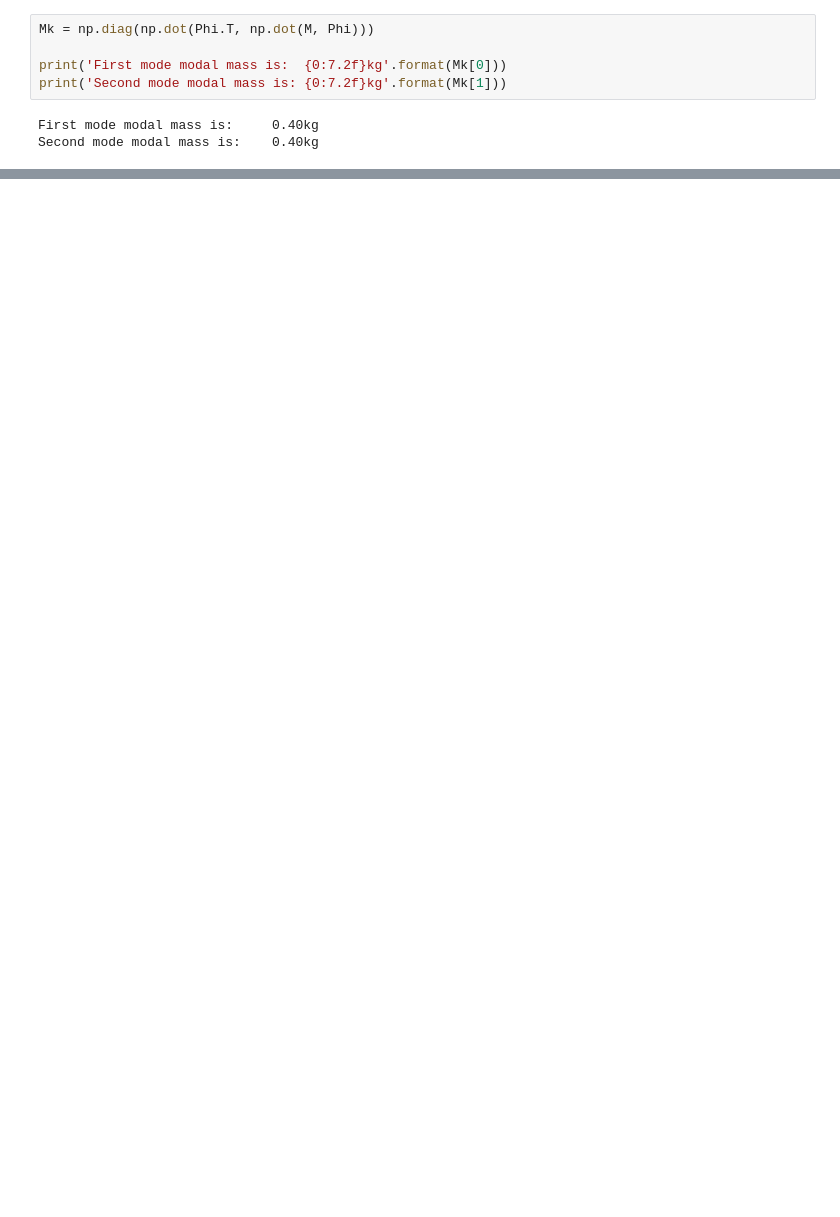
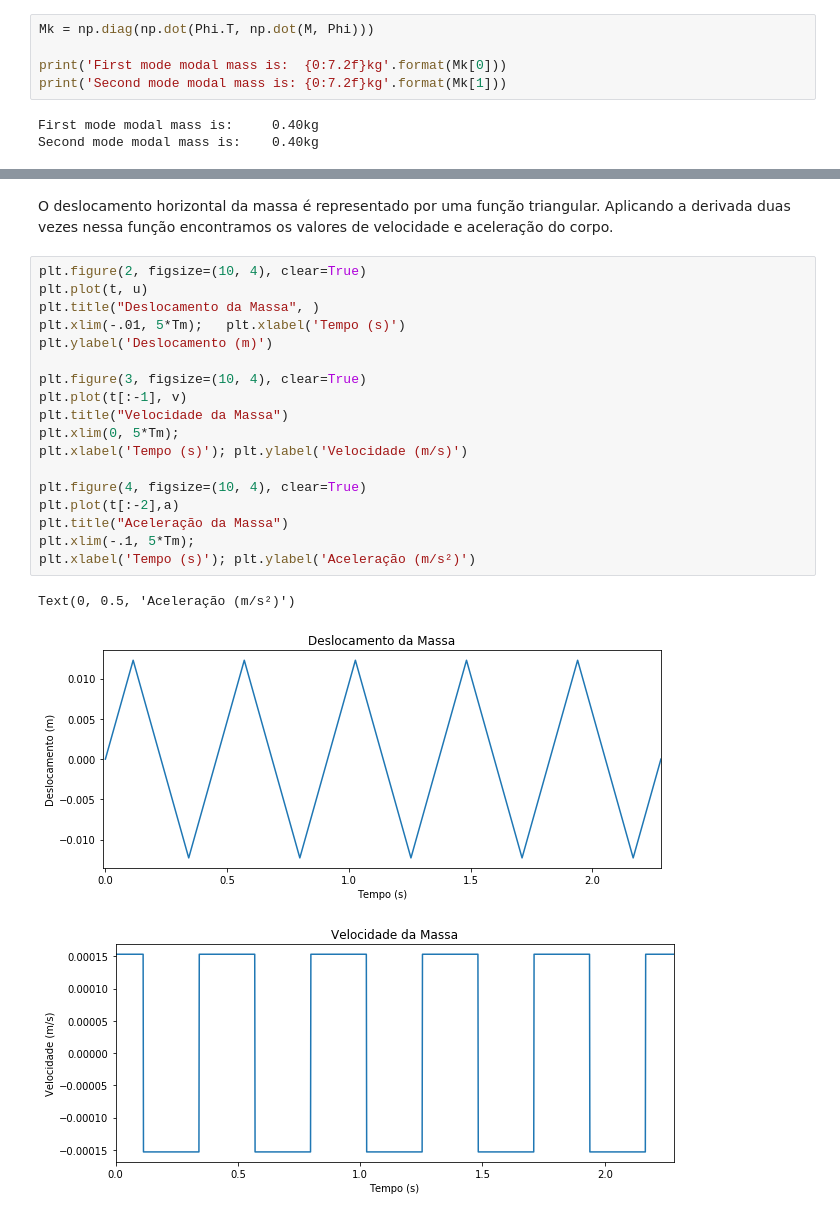
Before and after one commit to lucasborges-ec/FinalProject, a Jupyter notebook: FinalProject.ipynb, the cells around one changed output, grey strips where cells are left out. Drawn from its saved outputs; the diff is of its cells as text; blank space fills up the shorter version.

```diff
--- a/FinalProject.ipynb
+++ b/FinalProject.ipynb
@@ -110,0 +190,24 @@ O primeiro andar é excitado por uma força de impacto de intensidade F0 e frequ
+# %% [markdown]
+O deslocamento horizontal da massa é representado por uma função triangular. Aplicando a derivada duas vezes nessa função encontramos os valores de velocidade e aceleração do corpo.
+# %%
+plt.figure(2, figsize=(10, 4), clear=True)
+plt.plot(t, u)
+plt.title("Deslocamento da Massa", )
+plt.xlim(-.01, 5*Tm);   plt.xlabel('Tempo (s)')
+plt.ylabel('Deslocamento (m)')
+
+plt.figure(3, figsize=(10, 4), clear=True)
+plt.plot(t[:-1], v)
+plt.title("Velocidade da Massa")
+plt.xlim(0, 5*Tm);
+plt.xlabel('Tempo (s)'); plt.ylabel('Velocidade (m/s)')
+
+plt.figure(4, figsize=(10, 4), clear=True)
+plt.plot(t[:-2],a)
+plt.title("Aceleração da Massa")
+plt.xlim(-.1, 5*Tm);
+plt.xlabel('Tempo (s)'); plt.ylabel('Aceleração (m/s²)')
+# %% [output]
+Text(0, 0.5, 'Aceleração (m/s²)')
+[figure, added]
+[figure, added]
```
Also changed, not shown: parts of 24 cells of this notebook.
